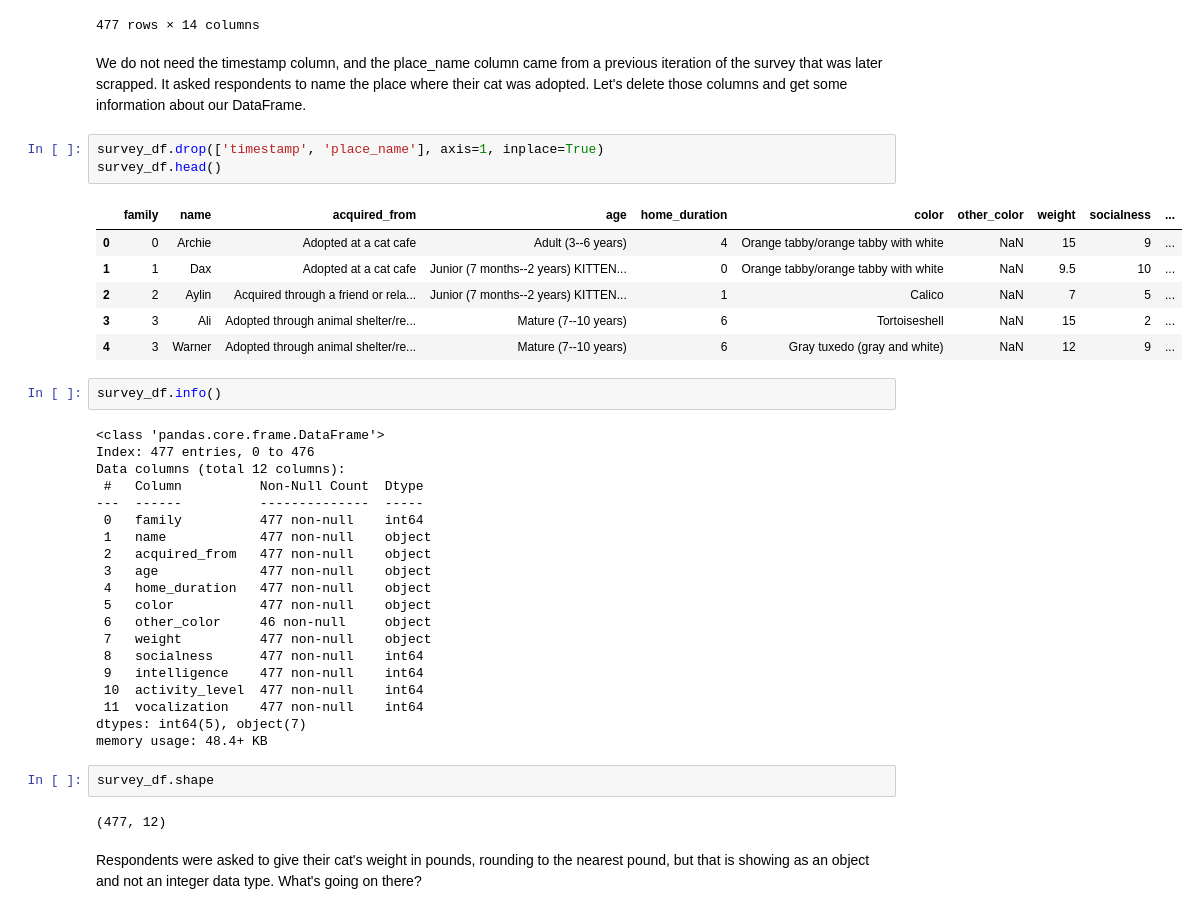
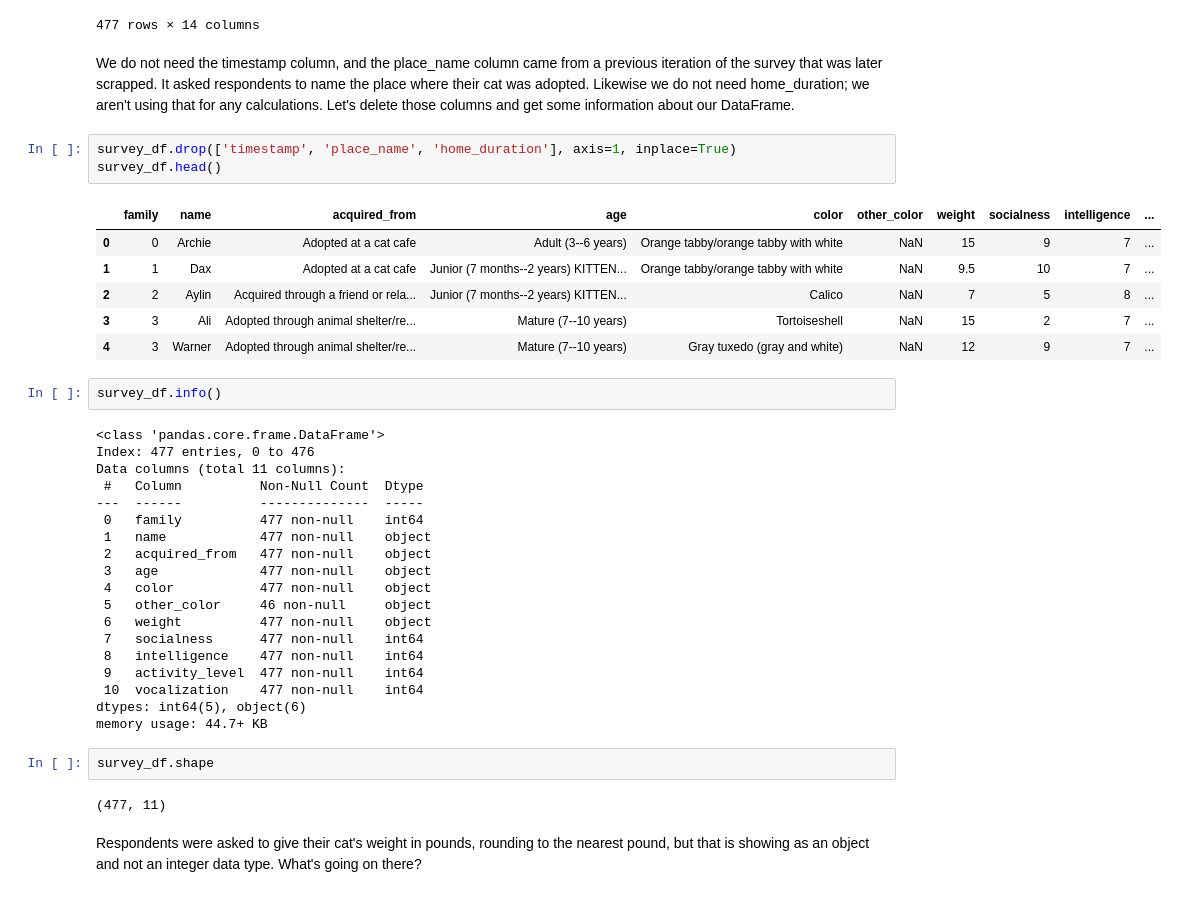
Before and after one commit to BlueKYGirl/purrfect_purrsonalities, a Jupyter notebook: purrfect_purrsonalities.ipynb, the cells around one changed output. Cells and saved outputs as stored; diff of their text form.

```diff
--- a/purrfect_purrsonalities.ipynb
+++ b/purrfect_purrsonalities.ipynb
@@ -60,43 +60,42 @@ survey_df
 | 476 | 7/6/2023 11:48:30 | 256 | Jaxie | Found as a stray | NaN | Adult (3--6 years) | 3 | Orange tabby/orange tabby with white | NaN | ... |
 477 rows × 14 columns
 # %% [markdown]
-We do not need the timestamp column, and the place_name column came from a previous iteration of the survey that was later scrapped. It asked respondents to name the place where their cat was adopted. Let's delete those columns and get some information about our DataFrame.
+We do not need the timestamp column, and the place_name column came from a previous iteration of the survey that was later scrapped. It asked respondents to name the place where their cat was adopted. Likewise we do not need home_duration; we aren't using that for any calculations. Let's delete those columns and get some information about our DataFrame.
 # %%
-survey_df.drop(['timestamp', 'place_name'], axis=1, inplace=True)
+survey_df.drop(['timestamp', 'place_name', 'home_duration'], axis=1, inplace=True)
 survey_df.head()
 # %% [output]
-|  | family | name | acquired_from | age | home_duration | color | other_color | weight | socialness | ... |
-| 0 | 0 | Archie | Adopted at a cat cafe | Adult (3--6 years) | 4 | Orange tabby/orange tabby with white | NaN | 15 | 9 | ... |
-| 1 | 1 | Dax | Adopted at a cat cafe | Junior (7 months--2 years) KITTEN... | 0 | Orange tabby/orange tabby with white | NaN | 9.5 | 10 | ... |
-| 2 | 2 | Aylin | Acquired through a friend or rela... | Junior (7 months--2 years) KITTEN... | 1 | Calico | NaN | 7 | 5 | ... |
-| 3 | 3 | Ali | Adopted through animal shelter/re... | Mature (7--10 years) | 6 | Tortoiseshell | NaN | 15 | 2 | ... |
-| 4 | 3 | Warner | Adopted through animal shelter/re... | Mature (7--10 years) | 6 | Gray tuxedo (gray and white) | NaN | 12 | 9 | ... |
+|  | family | name | acquired_from | age | color | other_color | weight | socialness | intelligence | ... |
+| 0 | 0 | Archie | Adopted at a cat cafe | Adult (3--6 years) | Orange tabby/orange tabby with white | NaN | 15 | 9 | 7 | ... |
+| 1 | 1 | Dax | Adopted at a cat cafe | Junior (7 months--2 years) KITTEN... | Orange tabby/orange tabby with white | NaN | 9.5 | 10 | 7 | ... |
+| 2 | 2 | Aylin | Acquired through a friend or rela... | Junior (7 months--2 years) KITTEN... | Calico | NaN | 7 | 5 | 8 | ... |
+| 3 | 3 | Ali | Adopted through animal shelter/re... | Mature (7--10 years) | Tortoiseshell | NaN | 15 | 2 | 7 | ... |
+| 4 | 3 | Warner | Adopted through animal shelter/re... | Mature (7--10 years) | Gray tuxedo (gray and white) | NaN | 12 | 9 | 7 | ... |
 # %%
 survey_df.info()
 # %% [output]
 <class 'pandas.core.frame.DataFrame'>
 Index: 477 entries, 0 to 476
-Data columns (total 12 columns):
+Data columns (total 11 columns):
  #   Column          Non-Null Count  Dtype
 ---  ------          --------------  -----
  0   family          477 non-null    int64
  1   name            477 non-null    object
  2   acquired_from   477 non-null    object
  3   age             477 non-null    object
- 4   home_duration   477 non-null    object
- 5   color           477 non-null    object
- 6   other_color     46 non-null     object
- 7   weight          477 non-null    object
- 8   socialness      477 non-null    int64
- 9   intelligence    477 non-null    int64
- 10  activity_level  477 non-null    int64
- 11  vocalization    477 non-null    int64
-dtypes: int64(5), object(7)
-memory usage: 48.4+ KB
+ 4   color           477 non-null    object
+ 5   other_color     46 non-null     object
+ 6   weight          477 non-null    object
+ 7   socialness      477 non-null    int64
+ 8   intelligence    477 non-null    int64
+ 9   activity_level  477 non-null    int64
+ 10  vocalization    477 non-null    int64
+dtypes: int64(5), object(6)
+memory usage: 44.7+ KB
 # %%
 survey_df.shape
 # %% [output]
-(477, 12)
+(477, 11)
 # %% [markdown]
 Respondents were asked to give their cat's weight in pounds, rounding to the nearest pound, but that is showing as an object and not an integer data type. What's going on there?
 # %%
```
Also changed, not shown: parts of 73 cells of this notebook, 8 other files.
